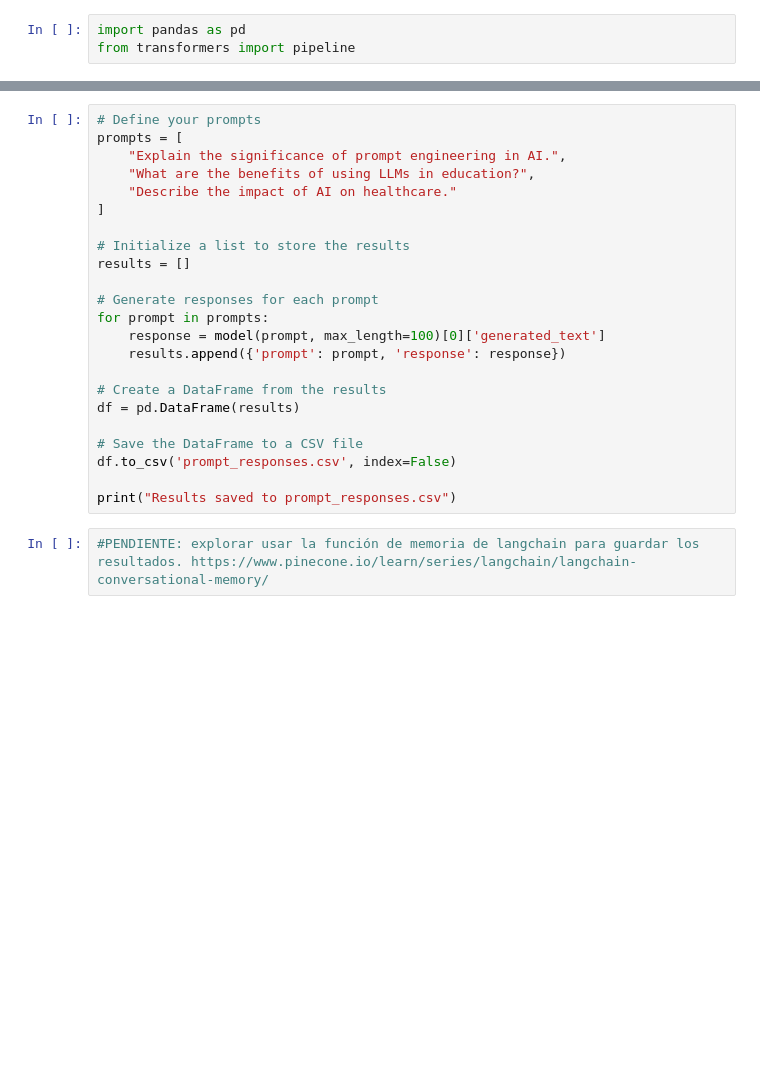
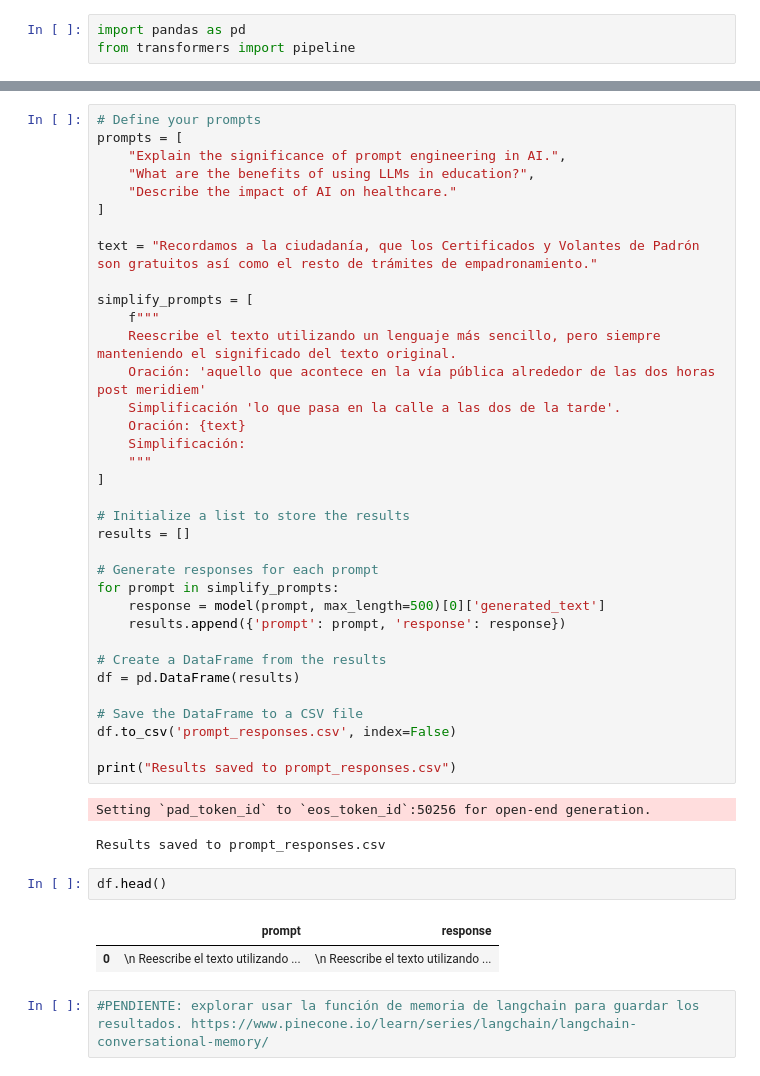
Before and after one commit to menpente/lenguaje_claro_cyc_2, a Jupyter notebook: prompt_engineering/prompting.ipynb, the cells around one changed output, grey strips where cells are left out. Cells and saved outputs as stored; diff of their text form; blank space fills up the shorter version.

```diff
--- a/prompt_engineering/prompting.ipynb
+++ b/prompt_engineering/prompting.ipynb
@@ -21,12 +46,24 @@ prompts = [
     "Describe the impact of AI on healthcare."
 ]
 
+text = "Recordamos a la ciudadanía, que los Certificados y Volantes de Padrón son gratuitos así como el resto de trámites de empadronamiento."
+
+simplify_prompts = [
+    f"""
+    Reescribe el texto utilizando un lenguaje más sencillo, pero siempre manteniendo el significado del texto original.
+    Oración: 'aquello que acontece en la vía pública alrededor de las dos horas post meridiem'
+    Simplificación 'lo que pasa en la calle a las dos de la tarde'.
+    Oración: {text}
+    Simplificación:
+    """
+]
+
 # Initialize a list to store the results
 results = []
 
 # Generate responses for each prompt
-for prompt in prompts:
-    response = model(prompt, max_length=100)[0]['generated_text']
+for prompt in simplify_prompts:
+    response = model(prompt, max_length=500)[0]['generated_text']
     results.append({'prompt': prompt, 'response': response})
 
 # Create a DataFrame from the results
@@ -36,5 +73,13 @@ df = pd.DataFrame(results)
 df.to_csv('prompt_responses.csv', index=False)
 
 print("Results saved to prompt_responses.csv")
+# %% [output]
+Setting `pad_token_id` to `eos_token_id`:50256 for open-end generation.
+Results saved to prompt_responses.csv
+# %%
+df.head()
+# %% [output]
+|  | prompt | response |
+| 0 | \n Reescribe el texto utilizando ... | \n Reescribe el texto utilizando ... |
 # %%
 #PENDIENTE: explorar usar la función de memoria de langchain para guardar los resultados. https://www.pinecone.io/learn/series/langchain/langchain-conversational-memory/
```
Also changed, not shown: parts of 3 cells of this notebook.
